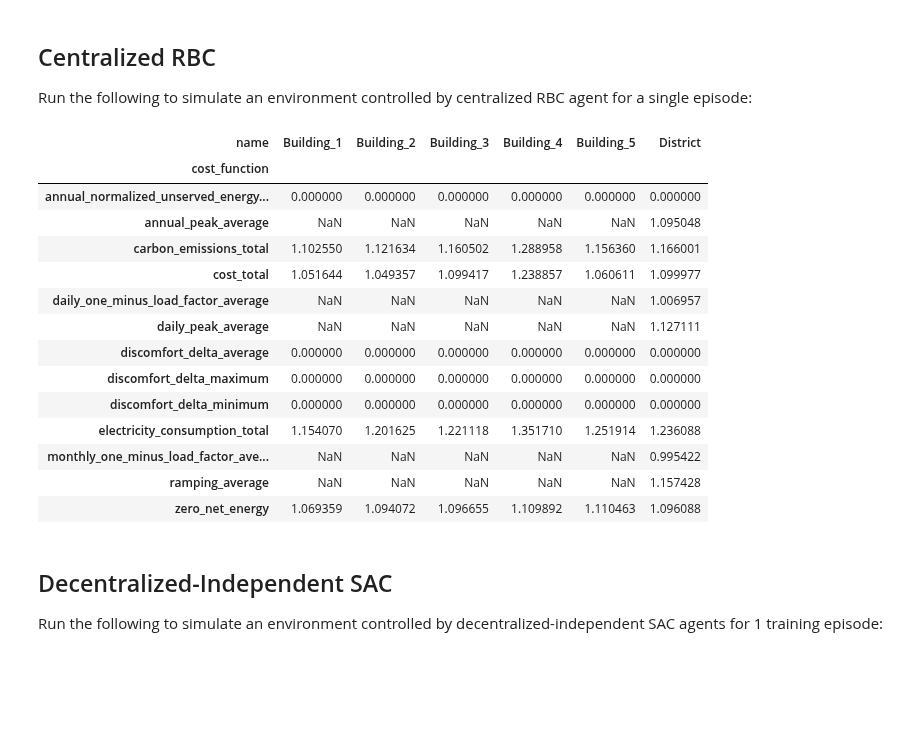
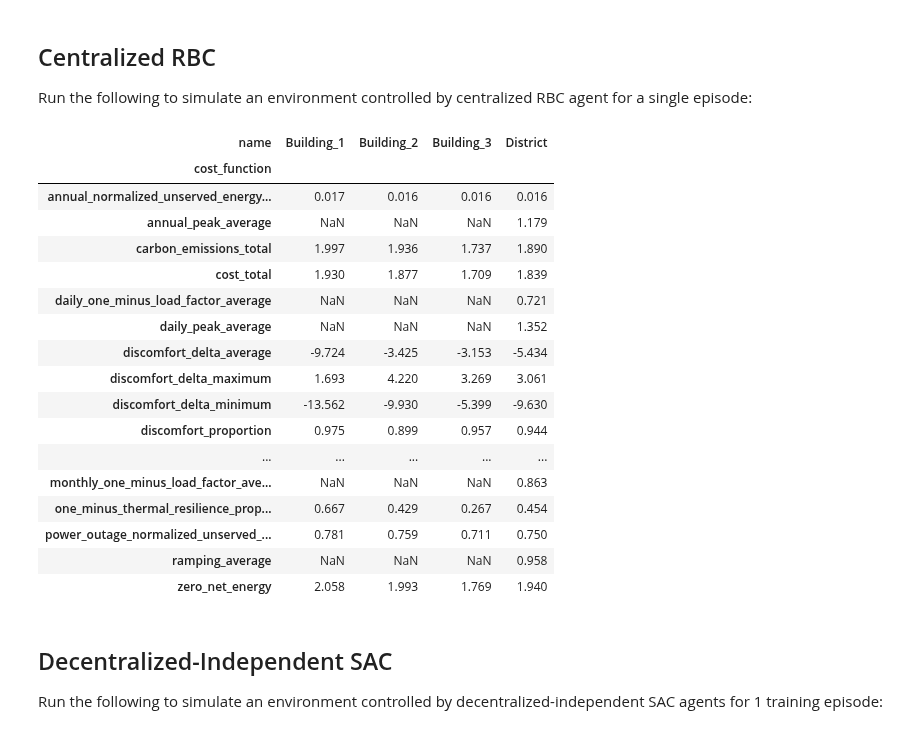
Before and after one commit to intelligent-environments-lab/CityLearn, a Jupyter notebook: examples/quickstart.ipynb, the cells around one changed output. Drawn from its saved outputs; the diff is of its cells as text; code cells hidden in the pictures; blank space fills up the shorter version.

Commit message:
updated dataset and added example for dummy agent

```diff
--- a/examples/quickstart.ipynb
+++ b/examples/quickstart.ipynb
@@ -10,35 +47,38 @@ Install the latest CityLearn version from PyPi with the :code:`pip` command:
 ## Centralized RBC
 Run the following to simulate an environment controlled by centralized RBC agent for a single episode:
 # %%
-from citylearn.agents.rbc import BasicRBC as RBCAgent
+from citylearn.agents.rbc import BasicRBC as Agent
 from citylearn.citylearn import CityLearnEnv
 
-dataset_name = 'citylearn_challenge_2022_phase_1'
-env = CityLearnEnv(dataset_name, central_agent=True, simulation_end_time_step=1000)
-model = RBCAgent(env)
+dataset_name = 'citylearn_challenge_2023_phase_2_local_evaluation'
+env = CityLearnEnv(dataset_name, central_agent=True)
+model = Agent(env)
 model.learn(episodes=1)
 
 # print cost functions at the end of episode
 kpis = model.env.evaluate()
-kpis = kpis.pivot(index='cost_function', columns='name', values='value')
+kpis = kpis.pivot(index='cost_function', columns='name', values='value').round(3)
 kpis = kpis.dropna(how='all')
 display(kpis)
 # %% [output]
-| name | Building_1 | Building_2 | Building_3 | Building_4 | Building_5 | District |
-| cost_function |  |  |  |  |  |  |
-| annual_normalized_unserved_energy... | 0.000000 | 0.000000 | 0.000000 | 0.000000 | 0.000000 | 0.000000 |
-| annual_peak_average | NaN | NaN | NaN | NaN | NaN | 1.095048 |
-| carbon_emissions_total | 1.102550 | 1.121634 | 1.160502 | 1.288958 | 1.156360 | 1.166001 |
-| cost_total | 1.051644 | 1.049357 | 1.099417 | 1.238857 | 1.060611 | 1.099977 |
-| daily_one_minus_load_factor_average | NaN | NaN | NaN | NaN | NaN | 1.006957 |
-| daily_peak_average | NaN | NaN | NaN | NaN | NaN | 1.127111 |
-| discomfort_delta_average | 0.000000 | 0.000000 | 0.000000 | 0.000000 | 0.000000 | 0.000000 |
-| discomfort_delta_maximum | 0.000000 | 0.000000 | 0.000000 | 0.000000 | 0.000000 | 0.000000 |
-| discomfort_delta_minimum | 0.000000 | 0.000000 | 0.000000 | 0.000000 | 0.000000 | 0.000000 |
-| electricity_consumption_total | 1.154070 | 1.201625 | 1.221118 | 1.351710 | 1.251914 | 1.236088 |
-| monthly_one_minus_load_factor_ave... | NaN | NaN | NaN | NaN | NaN | 0.995422 |
-| ramping_average | NaN | NaN | NaN | NaN | NaN | 1.157428 |
-| zero_net_energy | 1.069359 | 1.094072 | 1.096655 | 1.109892 | 1.110463 | 1.096088 |
+| name | Building_1 | Building_2 | Building_3 | District |
+| cost_function |  |  |  |  |
+| annual_normalized_unserved_energy... | 0.017 | 0.016 | 0.016 | 0.016 |
+| annual_peak_average | NaN | NaN | NaN | 1.179 |
+| carbon_emissions_total | 1.997 | 1.936 | 1.737 | 1.890 |
+| cost_total | 1.930 | 1.877 | 1.709 | 1.839 |
+| daily_one_minus_load_factor_average | NaN | NaN | NaN | 0.721 |
+| daily_peak_average | NaN | NaN | NaN | 1.352 |
+| discomfort_delta_average | -9.724 | -3.425 | -3.153 | -5.434 |
+| discomfort_delta_maximum | 1.693 | 4.220 | 3.269 | 3.061 |
+| discomfort_delta_minimum | -13.562 | -9.930 | -5.399 | -9.630 |
+| discomfort_proportion | 0.975 | 0.899 | 0.957 | 0.944 |
+| ... | ... | ... | ... | ... |
+| monthly_one_minus_load_factor_ave... | NaN | NaN | NaN | 0.863 |
+| one_minus_thermal_resilience_prop... | 0.667 | 0.429 | 0.267 | 0.454 |
+| power_outage_normalized_unserved_... | 0.781 | 0.759 | 0.711 | 0.750 |
+| ramping_average | NaN | NaN | NaN | 0.958 |
+| zero_net_energy | 2.058 | 1.993 | 1.769 | 1.940 |
 # %% [markdown]
 ## Decentralized-Independent SAC
 
```
Also changed, not shown: parts of 8 cells of this notebook.
